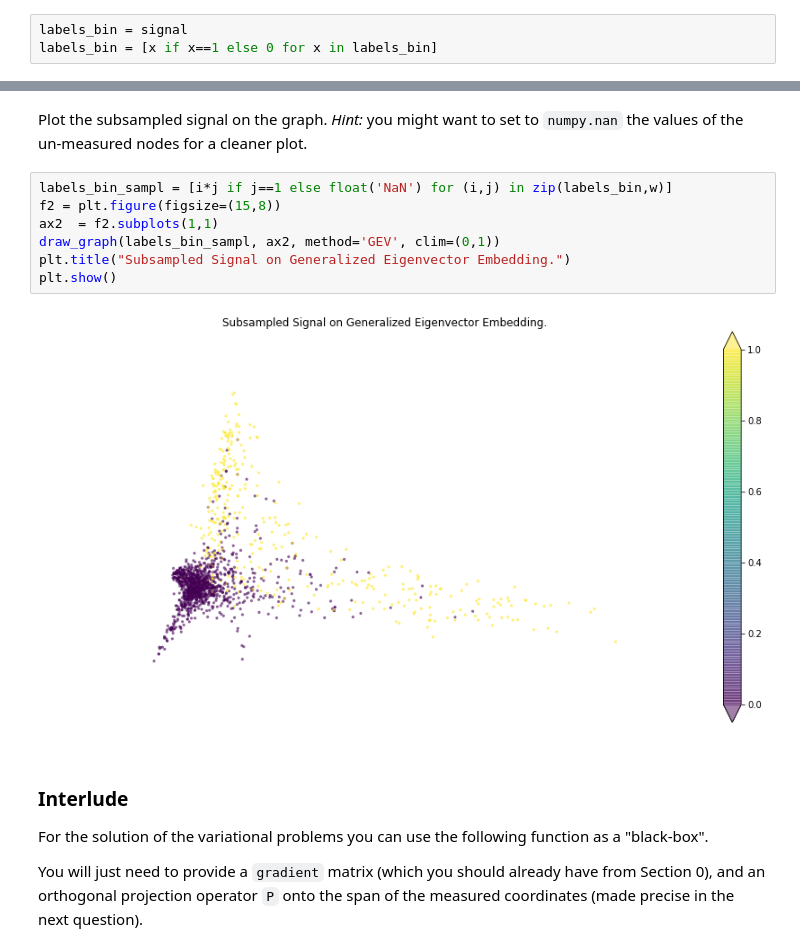
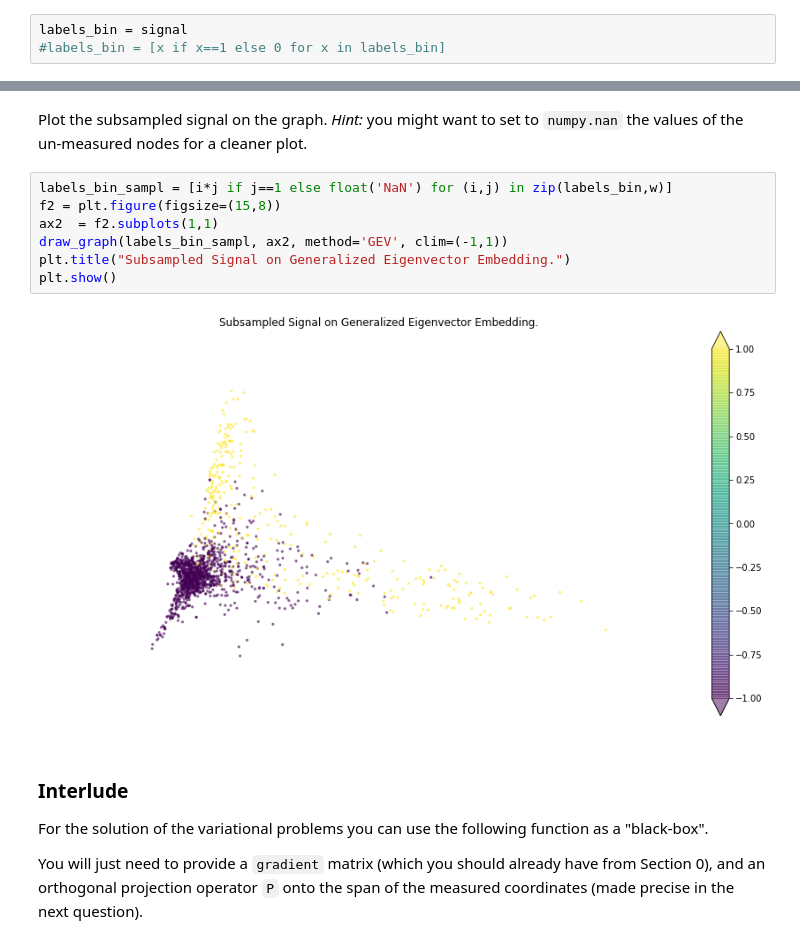
Before and after one commit to mattminder/ntds_24, a Jupyter notebook: Milestone_4/4_graph_signal_processing.ipynb, the cells around one changed output, grey strips where cells are left out. Drawn from its saved outputs; the diff is of its cells as text.

```diff
--- a/Milestone_4/4_graph_signal_processing.ipynb
+++ b/Milestone_4/4_graph_signal_processing.ipynb
@@ -594,7 +594,7 @@ We will work with two cases, according to the choices $p=1$ or $p=2.$ For $p=1,$
 In order to solve these variational problems with the black-box solver provided to you, you will use the [pyunlocbox](https://pyunlocbox.readthedocs.io). This toolbox implements iterative solvers based on so-called ["proximal-splitting"](https://en.wikipedia.org/wiki/Proximal_gradient_method) methods.
 # %%
 labels_bin = signal
-labels_bin = [x if x==1 else 0 for x in labels_bin]
+#labels_bin = [x if x==1 else 0 for x in labels_bin]
 # %% [markdown]
 Now, subsample this binarized label signal by $70\%$ by choosing, uniformly at random, $30\%$ of the nodes whose labels we will keep.
 
@@ -612,12 +612,12 @@ Plot the subsampled signal on the graph. _Hint:_ you might want to set to `numpy
 # %%
 labels_bin_sampl = [i*j if j==1 else float('NaN') for (i,j) in zip(labels_bin,w)]
 f2 = plt.figure(figsize=(15,8))
 ax2  = f2.subplots(1,1)
-draw_graph(labels_bin_sampl, ax2, method='GEV', clim=(0,1))
+draw_graph(labels_bin_sampl, ax2, method='GEV', clim=(-1,1))
 plt.title("Subsampled Signal on Generalized Eigenvector Embedding.")
 plt.show()
 # %% [output]
-[figure, old version]
+[figure, new version]
 # %% [markdown]
 ### Interlude
 
```
Also changed, not shown: parts of 5 cells of this notebook.
